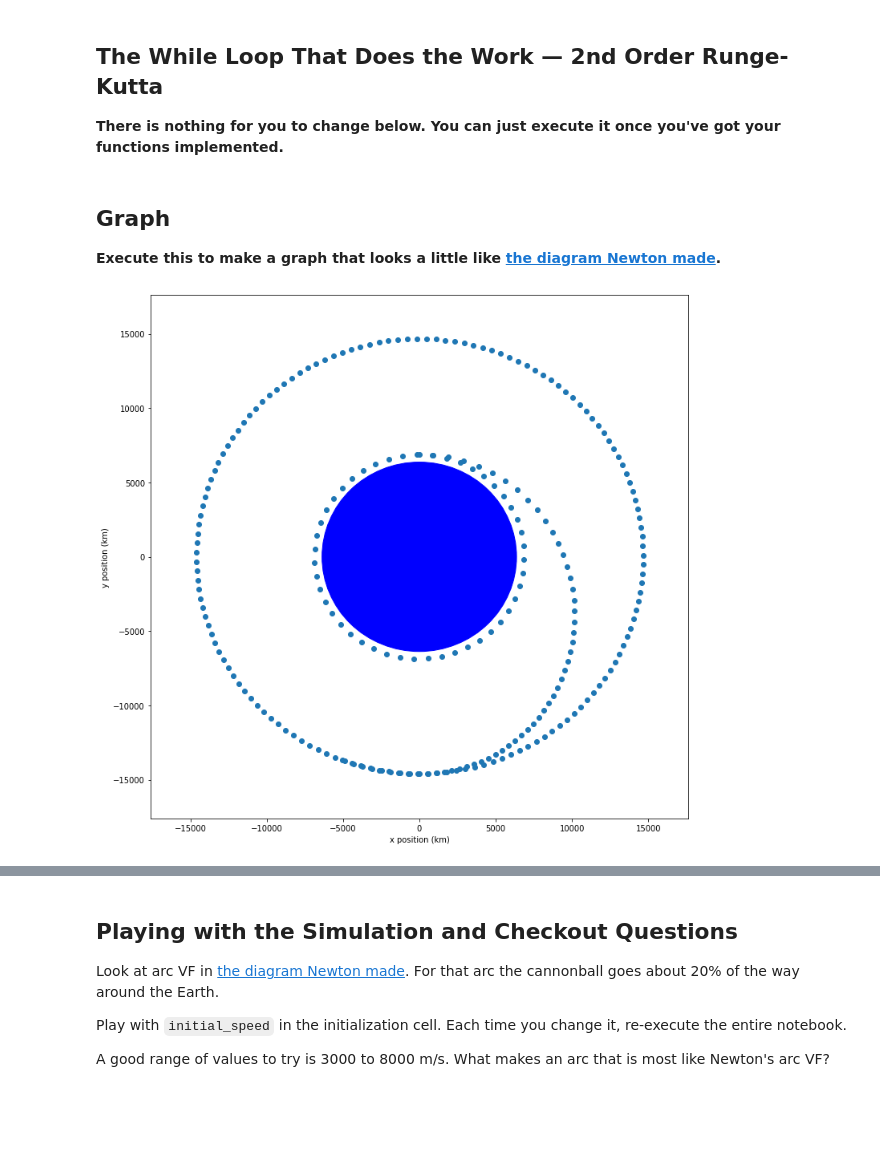
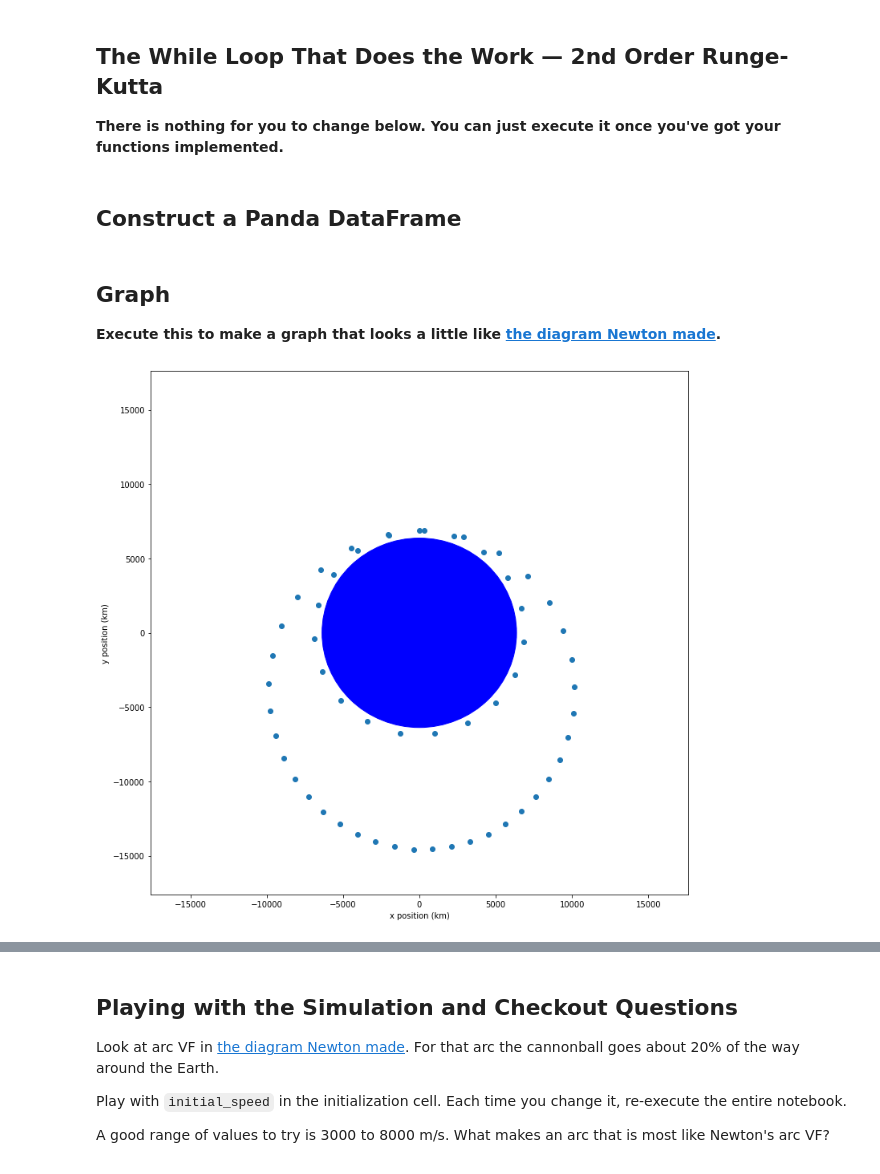
Before and after one commit to brianhill/loops-and-orbits, a Jupyter notebook: notebooks/lao-3-4.ipynb, the cells around one changed output, grey strips where cells are left out. Saved outputs shown, nothing was run; the diff lists cells and outputs as text; code cells hidden in the pictures; blank space fills up the shorter version.

```diff
--- a/notebooks/lao-3-4.ipynb
+++ b/notebooks/lao-3-4.ipynb
@@ -292,50 +358,54 @@ for i in range(1, simulation_time_steps):
     velocities[i] = after_velocity
     positions[i] = after_position
     times[i] = after_time
+# %% [markdown]
+## Construct a Panda DataFrame
+# %%
+df = pd.DataFrame({
+    'time' : times[:],
+    'x_pos' : positions[:, 0],
+    'y_pos' : positions[:, 1],
+    'x_vel' : velocities[:, 0],
+    'y_vel' : velocities[:, 1]
+})
+
+# radius
+df['radius'] = (df.x_pos**2 + df.y_pos**2)**0.5
+# use the radius to get the elevation
+df['elevation'] = df.radius - radius_of_earth
+# get the speed
+df['speed'] = (df.x_vel**2 + df.y_vel**2)**0.5
+# construct a unit vector
+df['xs_pos'] = df.x_pos / df.radius
+df['ys_pos'] = df.y_pos / df.radius
+# dot the unit vector into the velocity to get the radial speed (rate of altitude change)
+df['radial_speed'] = df.x_vel * df.xs_pos + df.y_vel * df.ys_pos
 # %% [markdown]
 ## Graph
 
 **Execute this to make a graph that looks a little like [the diagram Newton made](https://upload.wikimedia.org/wikipedia/commons/thumb/2/2f/Newton%27s_Principia_%281846%29.djvu/page519-1024px-Newton%27s_Principia_%281846%29.djvu.jpg).**
 # %%
-df = pd.DataFrame({
-    'time' : times[:],
-    'x_pos' : positions[:, 0],
-    'y_pos' : positions[:, 1],
-    'x_vel' : velocities[:, 0],
-    'y_vel' : velocities[:, 1]
-})
-# radial position
-df['r_pos'] = (df.x_pos**2 + df.y_pos**2)**(1/2)
-#
-df['elevation'] = df.r_pos - radius_of_earth
-df['speed'] = (df.x_vel**2 + df.y_vel**2)**(1/2)
-# construct a unit vector
-df['xs_pos'] = df.x_pos / df.r_pos
-df['ys_pos'] = df.y_pos / df.r_pos
-# dot the unit vector into the velocity
-df['radial_speed'] = df.x_vel * df.xs_pos + df.y_vel * df.ys_pos
-
-df = df[ df.index % 40 == 0 ]
+sampled_df = df[ df.index % 100 == 0 ]
 
 plt.figure(figsize=(12, 12))
 
-plt.scatter(df.x_pos, df.y_pos)
+plt.scatter(sampled_df.x_pos, sampled_df.y_pos)
 
 plt.xlabel("x position (km)")
 plt.ylabel("y position (km)")
 
 # Some gibberish that draws a big blue circle representing the Earth:
 earth = plt.Circle((0, 0), radius_of_earth, color='b')
 plt.gcf().gca().add_artist(earth)
 
 # Make the plot big enough to show the original and final orbits:
 plot_limit = 8000
 plt.xlim(-2.2 * plot_limit, 2.2 * plot_limit)
 plt.ylim(-2.2 * plot_limit, 2.2 * plot_limit)
 
 plt.show()
 # %% [output]
-[figure, old version]
+[figure, new version]
 # %%
 fig, axs = plt.subplots(3, figsize=(15, 15), sharex=True)
 fig.suptitle('Satellite Analysis Subplots')
```
Also changed, not shown: parts of 3 cells of this notebook.
